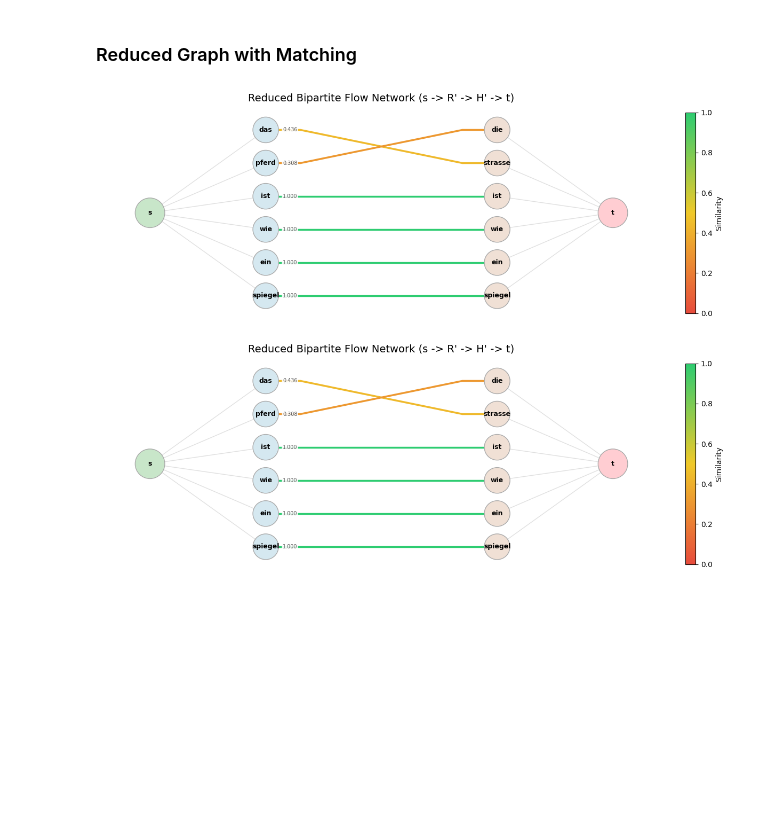
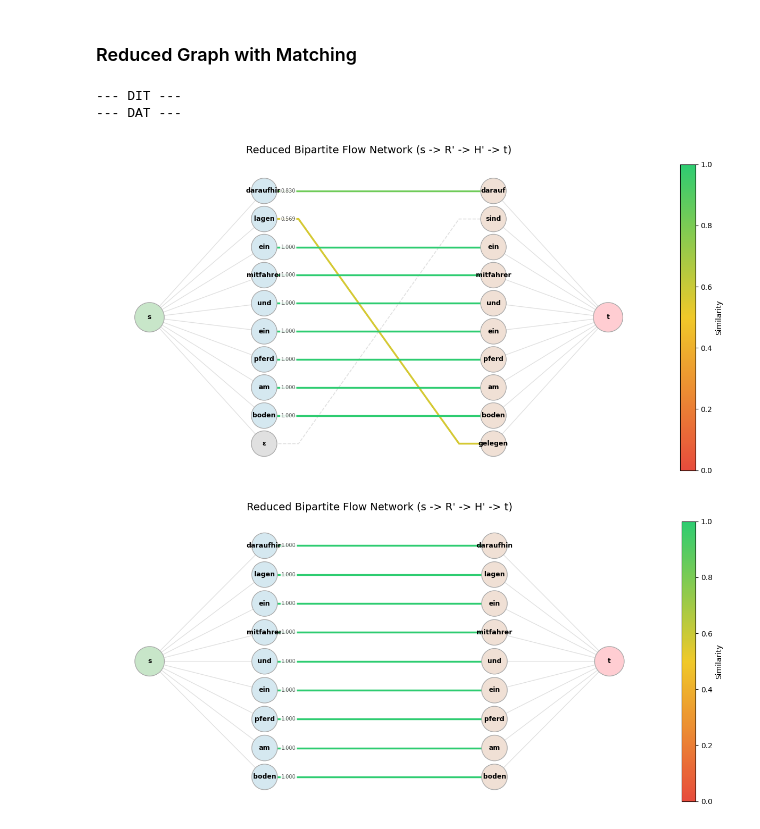
Before and after one commit to michamettler/BA-FS26_ciel_Mettler_Dialektanalyse, a Jupyter notebook: scripts/bipartite-matching.ipynb, the cells around one changed output. Saved outputs shown, nothing was run; the diff lists cells and outputs as text; code cells hidden in the pictures; blank space fills up the shorter version.

```diff
--- a/scripts/bipartite-matching.ipynb
+++ b/scripts/bipartite-matching.ipynb
@@ -123,7 +134,12 @@ plot_bipartite_graph_full(G)
 # %% [markdown]
 ### Reduced Graph with Matching
 # %%
-plot_reduced_bipartite_graph_with_matching(G, matching)
+print("--- DIT ---")
+plot_reduced_bipartite_graph_with_matching(G_dit, matching_dit)
+print("--- DAT ---")
+plot_reduced_bipartite_graph_with_matching(G_dat, matching_dat);
 # %% [output]
+--- DIT ---
+--- DAT ---
-[figure, old version]
+[figure, new version]
-[figure, old version]
+[figure, new version]
```
Also changed, not shown: parts of 2 cells of this notebook.
